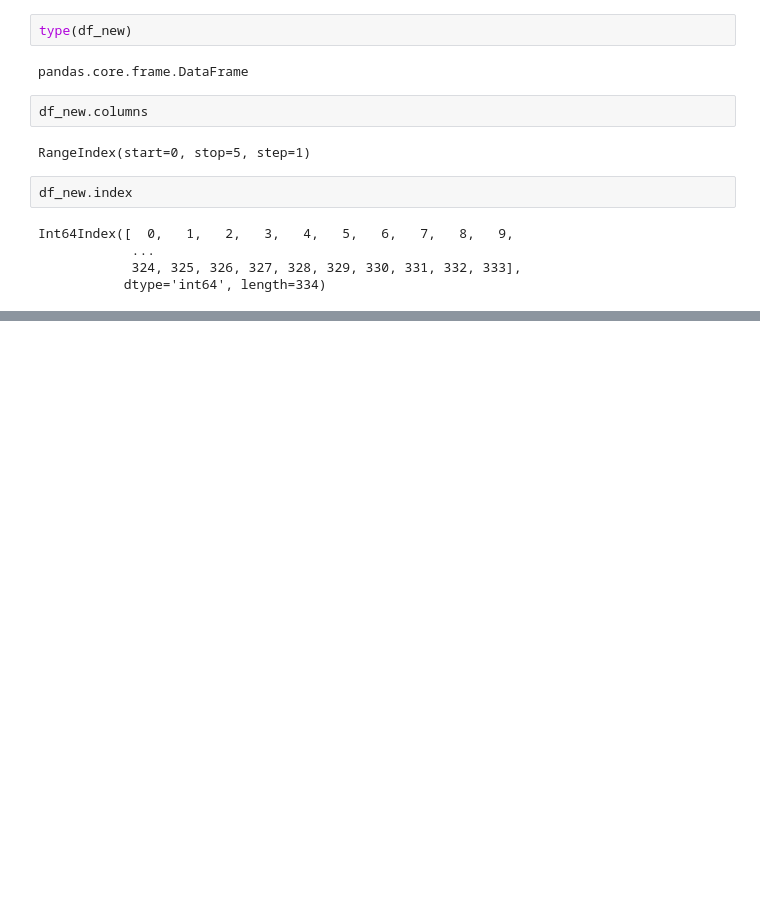
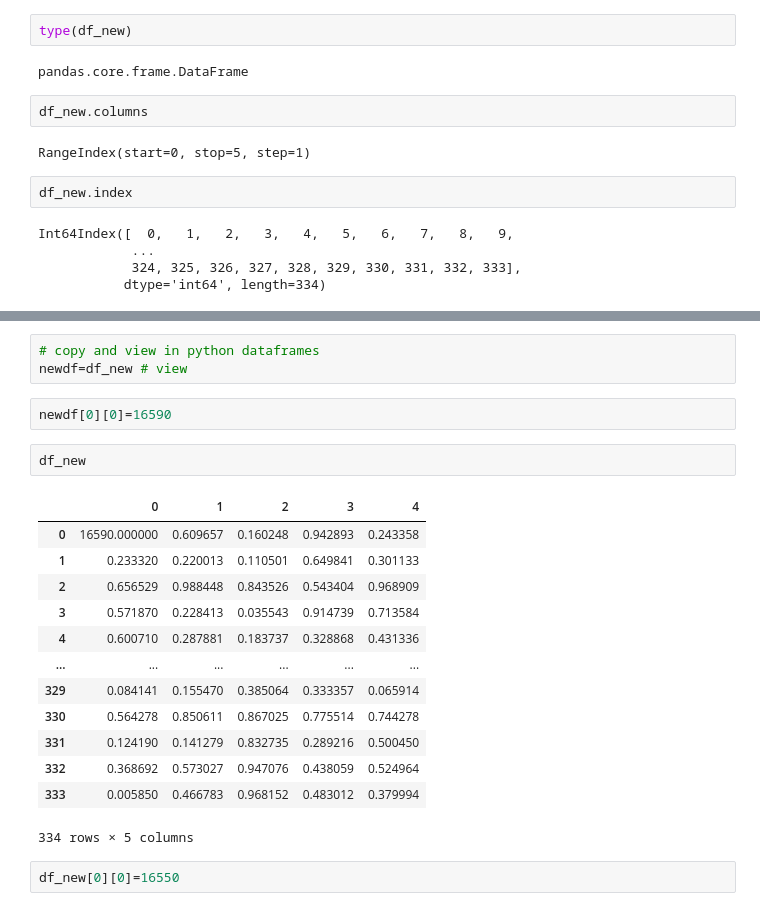
Before and after one commit to almostdevelopr/data-science-python, a Jupyter notebook: pandas/intro_to_pandas.ipynb, the cells around one changed output, grey strips where cells are left out. Drawn from its saved outputs; the diff is of its cells as text; blank space fills up the shorter version.

```diff
--- a/pandas/intro_to_pandas.ipynb
+++ b/pandas/intro_to_pandas.ipynb
@@ -132,0 +149,23 @@ Int64Index([  0,   1,   2,   3,   4,   5,   6,   7,   8,   9,
+# %%
+# copy and view in python dataframes
+newdf=df_new # view
+# %%
+newdf[0][0]=16590
+# %%
+df_new
+# %% [output]
+|  | 0 | 1 | 2 | 3 | 4 |
+| 0 | 16590.000000 | 0.609657 | 0.160248 | 0.942893 | 0.243358 |
+| 1 | 0.233320 | 0.220013 | 0.110501 | 0.649841 | 0.301133 |
+| 2 | 0.656529 | 0.988448 | 0.843526 | 0.543404 | 0.968909 |
+| 3 | 0.571870 | 0.228413 | 0.035543 | 0.914739 | 0.713584 |
+| 4 | 0.600710 | 0.287881 | 0.183737 | 0.328868 | 0.431336 |
+| ... | ... | ... | ... | ... | ... |
+| 329 | 0.084141 | 0.155470 | 0.385064 | 0.333357 | 0.065914 |
+| 330 | 0.564278 | 0.850611 | 0.867025 | 0.775514 | 0.744278 |
+| 331 | 0.124190 | 0.141279 | 0.832735 | 0.289216 | 0.500450 |
+| 332 | 0.368692 | 0.573027 | 0.947076 | 0.438059 | 0.524964 |
+| 333 | 0.005850 | 0.466783 | 0.968152 | 0.483012 | 0.379994 |
+334 rows × 5 columns
+# %%
+df_new[0][0]=16550
```
Also changed, not shown: parts of 38 cells of this notebook.
